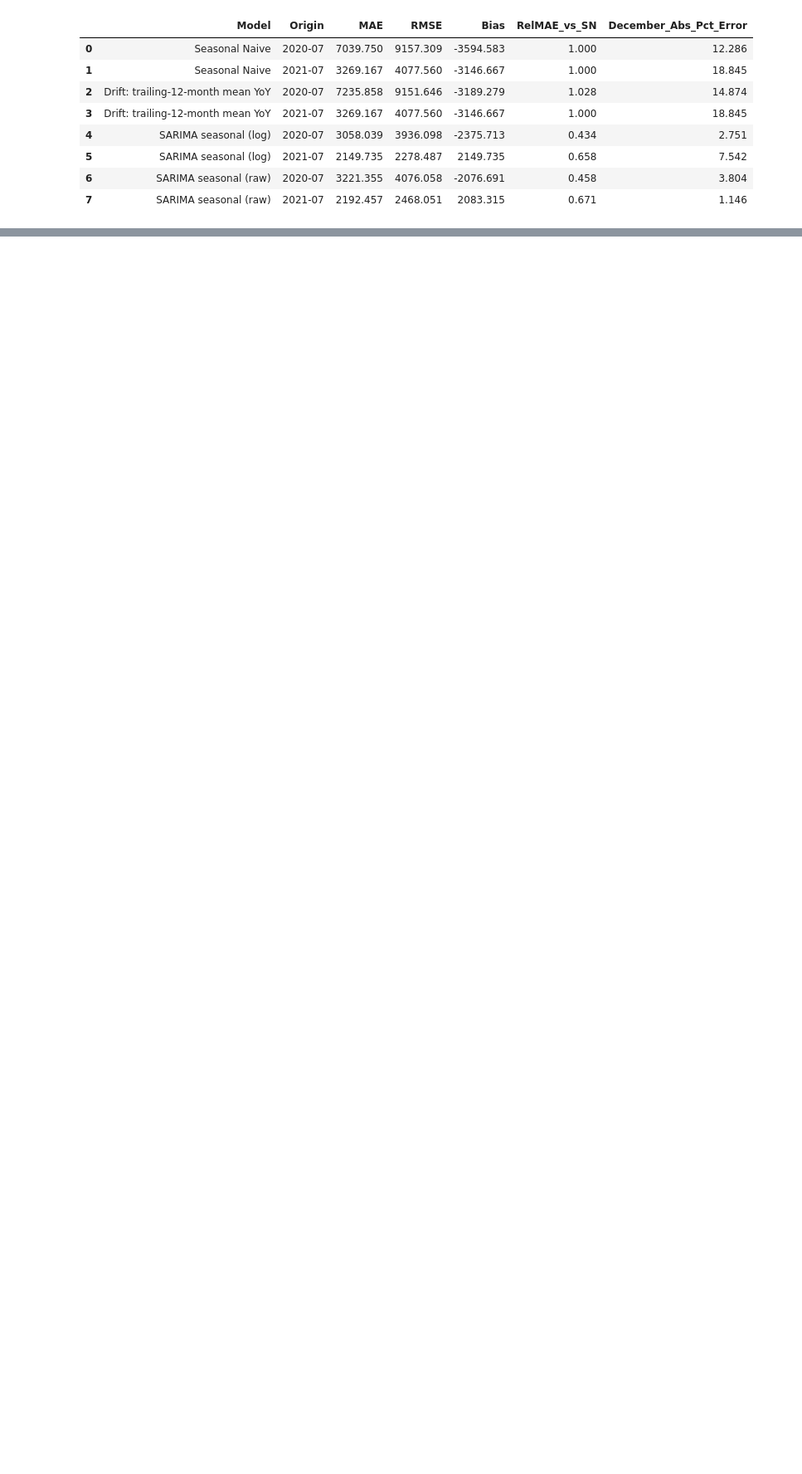
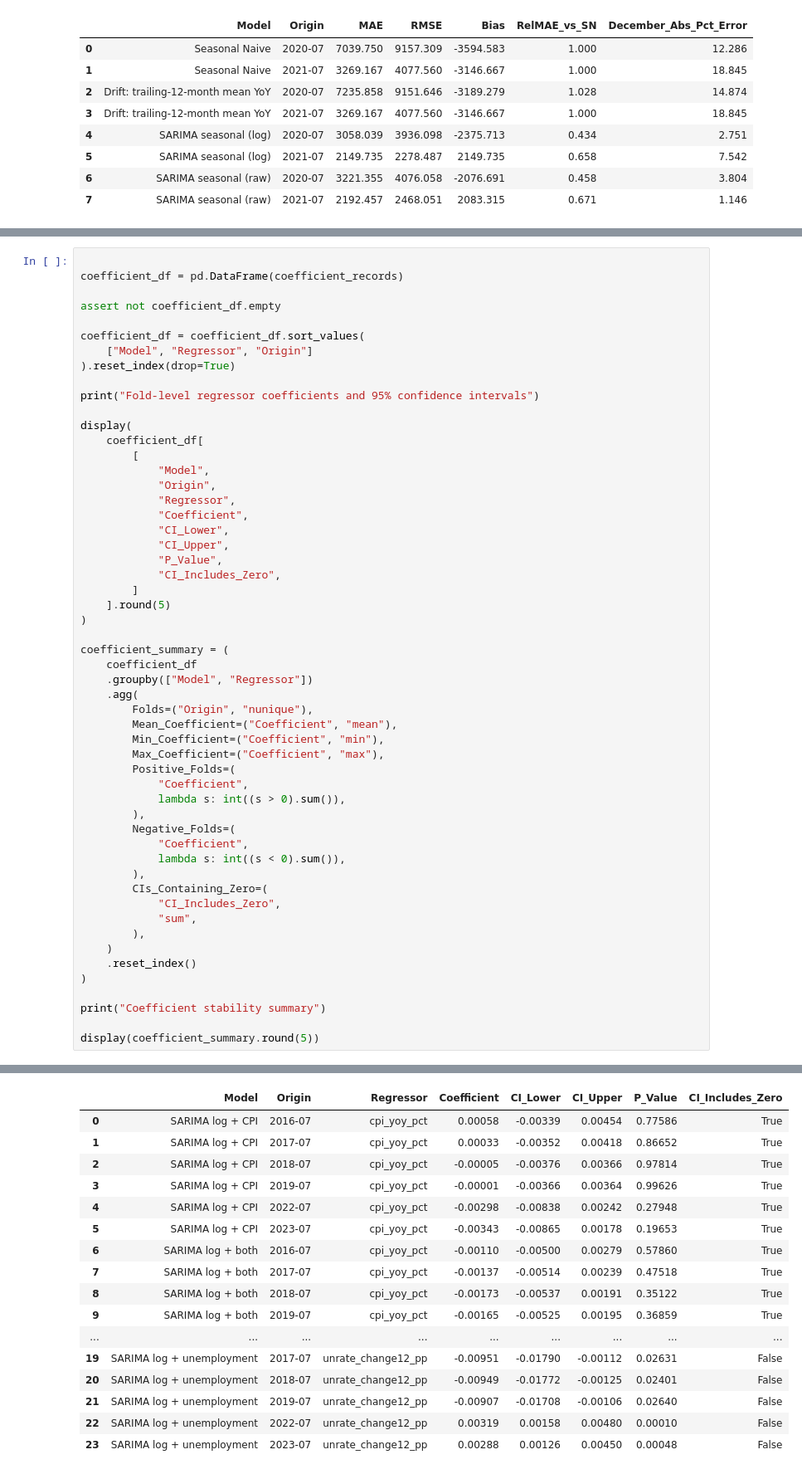
Before and after one commit to mo-alsafi/apparel-sales-forecasting, a Jupyter notebook: notebooks/modeling.ipynb, the cells around one changed output, grey strips where cells are left out. Shown at 83% size. Saved outputs shown, nothing was run; the diff lists cells and outputs as text; blank space fills up the shorter version.

```diff
--- a/notebooks/modeling.ipynb
+++ b/notebooks/modeling.ipynb
@@ -1212,0 +3159,55 @@ display(
+# %%
+
+coefficient_df = pd.DataFrame(coefficient_records)
+
+assert not coefficient_df.empty
+
+coefficient_df = coefficient_df.sort_values(
+    ["Model", "Regressor", "Origin"]
+).reset_index(drop=True)
+
+print("Fold-level regressor coefficients and 95% confidence intervals")
+
+display(
+    coefficient_df[
+        [
+            "Model",
+            "Origin",
+            "Regressor",
+            "Coefficient",
+            "CI_Lower",
+            "CI_Upper",
+            "P_Value",
+            "CI_Includes_Zero",
+        ]
+    ].round(5)
+)
+
+coefficient_summary = (
+    coefficient_df
+    .groupby(["Model", "Regressor"])
+    .agg(
+        Folds=("Origin", "nunique"),
+        Mean_Coefficient=("Coefficient", "mean"),
+        Min_Coefficient=("Coefficient", "min"),
+        Max_Coefficient=("Coefficient", "max"),
+        Positive_Folds=(
+            "Coefficient",
+            lambda s: int((s > 0).sum()),
+        ),
+        Negative_Folds=(
+            "Coefficient",
+            lambda s: int((s < 0).sum()),
+        ),
+        CIs_Containing_Zero=(
+            "CI_Includes_Zero",
+            "sum",
+        ),
+    )
+    .reset_index()
+)
+
+print("Coefficient stability summary")
+
+display(coefficient_summary.round(5))
+# %% [output]
@@ -1212,0 +3215,17 @@ display(
+|  | Model | Origin | Regressor | Coefficient | CI_Lower | CI_Upper | P_Value | CI_Includes_Zero |
+| 0 | SARIMA log + CPI | 2016-07 | cpi_yoy_pct | 0.00058 | -0.00339 | 0.00454 | 0.77586 | True |
+| 1 | SARIMA log + CPI | 2017-07 | cpi_yoy_pct | 0.00033 | -0.00352 | 0.00418 | 0.86652 | True |
+| 2 | SARIMA log + CPI | 2018-07 | cpi_yoy_pct | -0.00005 | -0.00376 | 0.00366 | 0.97814 | True |
+| 3 | SARIMA log + CPI | 2019-07 | cpi_yoy_pct | -0.00001 | -0.00366 | 0.00364 | 0.99626 | True |
+| 4 | SARIMA log + CPI | 2022-07 | cpi_yoy_pct | -0.00298 | -0.00838 | 0.00242 | 0.27948 | True |
+| 5 | SARIMA log + CPI | 2023-07 | cpi_yoy_pct | -0.00343 | -0.00865 | 0.00178 | 0.19653 | True |
+| 6 | SARIMA log + both | 2016-07 | cpi_yoy_pct | -0.00110 | -0.00500 | 0.00279 | 0.57860 | True |
+| 7 | SARIMA log + both | 2017-07 | cpi_yoy_pct | -0.00137 | -0.00514 | 0.00239 | 0.47518 | True |
+| 8 | SARIMA log + both | 2018-07 | cpi_yoy_pct | -0.00173 | -0.00537 | 0.00191 | 0.35122 | True |
+| 9 | SARIMA log + both | 2019-07 | cpi_yoy_pct | -0.00165 | -0.00525 | 0.00195 | 0.36859 | True |
+| ... | ... | ... | ... | ... | ... | ... | ... | ... |
+| 19 | SARIMA log + unemployment | 2017-07 | unrate_change12_pp | -0.00951 | -0.01790 | -0.00112 | 0.02631 | False |
+| 20 | SARIMA log + unemployment | 2018-07 | unrate_change12_pp | -0.00949 | -0.01772 | -0.00125 | 0.02401 | False |
+| 21 | SARIMA log + unemployment | 2019-07 | unrate_change12_pp | -0.00907 | -0.01708 | -0.00106 | 0.02640 | False |
+| 22 | SARIMA log + unemployment | 2022-07 | unrate_change12_pp | 0.00319 | 0.00158 | 0.00480 | 0.00010 | False |
+| 23 | SARIMA log + unemployment | 2023-07 | unrate_change12_pp | 0.00288 | 0.00126 | 0.00450 | 0.00048 | False |
```
Also changed, not shown: parts of 19 cells of this notebook, 10 other files.
